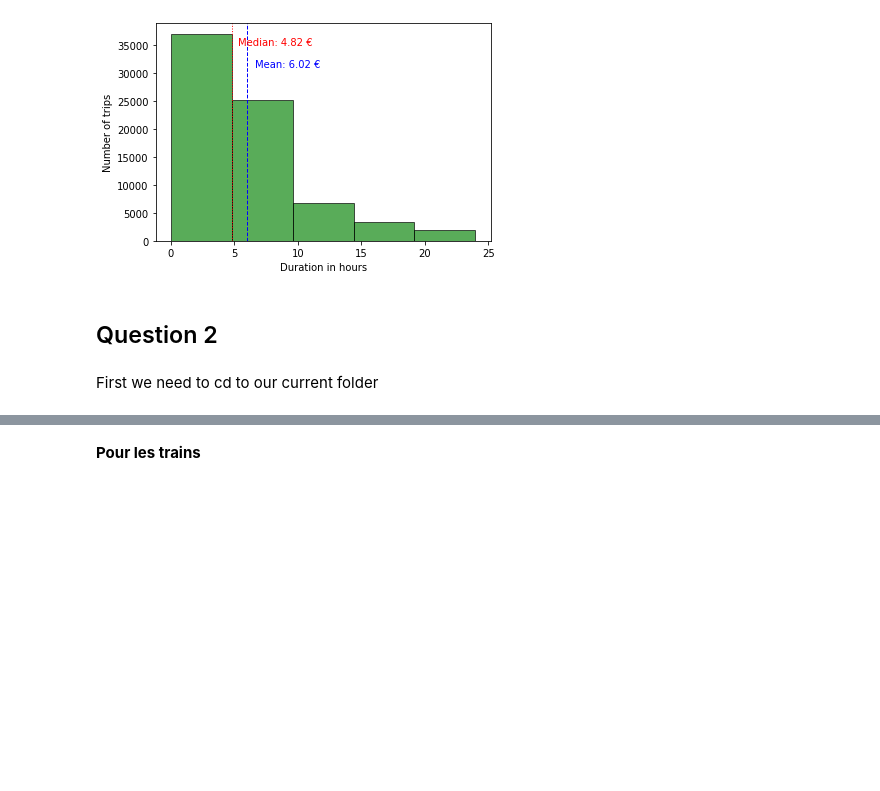
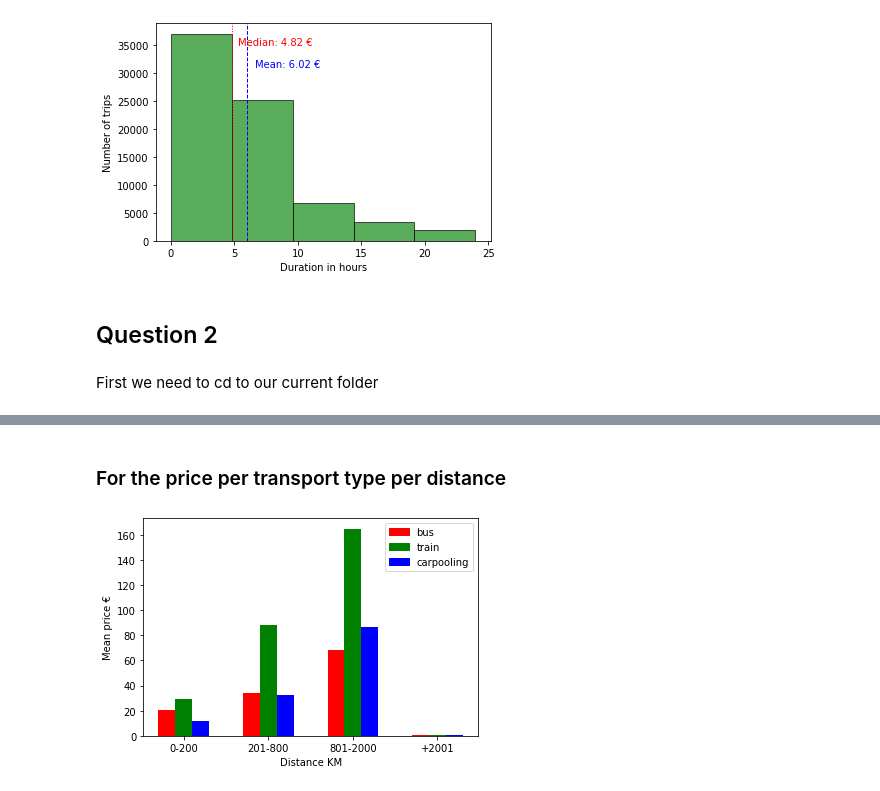
Before and after one commit to hakimhassani97/TripDataCrunching, a Jupyter notebook: main.ipynb, the cells around one changed output, grey strips where cells are left out. Cells and saved outputs as stored; diff of their text form; code cells hidden in the pictures; blank space fills up the shorter version.

```diff
--- a/main.ipynb
+++ b/main.ipynb
@@ -132,6 +137,9 @@ os.getcwd()
 # %%
 from modules.Geo import Geo
 from modules.Manager import Manager
+# this is to load the new generated file
+ticket_data = pd.read_csv('data/ticket_data_transport_type.csv')
+# ticket_data['distance'] = round(ticket_data['distance'], 4)
 # ticket_data['transport_types'] = ticket_data.apply(lambda ticket: Manager.transportTypesOfTicketObject(ticket, providers), axis=1)
 # cp = ticket_data['transport_types']
 # bus = pd.DataFrame({'bus': ticket_data['transport_types'].apply(lambda e: 1 if 'bus' in e else 0)})
@@ -140,7 +148,9 @@ from modules.Manager import Manager
 # carpooling = pd.DataFrame({'carpooling': ticket_data['transport_types'].apply(lambda e: 1 if 'carpooling' in e else 0)})
 # res = bus.join(car).join(train).join(carpooling)
 # ticket_data = ticket_data.join(res)
-# print(ticket_data)
+# get distances
+# ticket_data['distance'] = ticket_data.apply(lambda ticket: Geo.distanceOfTicketObject(ticket, stations, cities), axis=1)
+print(ticket_data)
 # del ticket_data['transport_types']
 # ticket_data.to_csv('data/ticket_data_transport_type.csv', encoding='utf-8', index=False)
 # print(Manager.transportTypesOfTicket(6795025, ticket_data, providers))
@@ -149,12 +176,0 @@ from modules.Manager import Manager
-# %% [markdown]
-**Pour les trains**
-# %%
-ticket_data['price'] = round(ticket_data['price_in_cents'] / 100, 2)
-ticket_data['bin'] = pd.cut(ticket_data['price'], bins=5)
-ticket_data.groupby('bin')['price'].count().plot(kind='bar', width=0.98)
-plt.xlabel('Price €')
-plt.ylabel('Number of trips')
-plt.show()
-# %%
-ticket_data['distance'] = ticket_data.loc[['lat', 'lon']]
-ticket_data['distance'] = round(ticket_data['distance'], 2)
@@ -169,0 +177,32 @@ print(Helpers.distanceTrip([(lat1, lon1), (lat2, lon2), (lat2, lon2)]))
+# %% [markdown]
+### For the price per transport type per distance
+# %%
+bins = [0, 200, 800, 2000, float('inf')]
+labels = ['0-200', '201-800', '801-2000', '+2001']
+ticket_data['distance_interval'] = pd.cut(ticket_data['distance'], bins, labels=labels, include_lowest=True)
+bus = ticket_data[(ticket_data['bus']==1)]
+mBus = bus.groupby('distance_interval')['price'].mean()
+mBus[3] = 1 if pd.isna(mBus[3]) else mBus[3]
+train = ticket_data[(ticket_data['train']==1)]
+mTrain = train.groupby('distance_interval')['price'].mean()
+mTrain[3] = 1 if pd.isna(mTrain[3]) else mTrain[3]
+carpooling = ticket_data[(ticket_data['carpooling']==1)]
+mCarpooling = carpooling.groupby('distance_interval')['price'].mean()
+mCarpooling[3] = 1 if pd.isna(mCarpooling[3]) else mCarpooling[3]
+ax = plt.subplot(111)
+barPositions = [1, 2, 3, 4]
+rBus = ax.bar(np.add((np.array(barPositions)), -0.2), mBus, width=0.2, color='r', align='center')
+rTrain = ax.bar(np.add((np.array(barPositions)), 0), mTrain, width=0.2, color='g', align='center')
+rCarpooling = ax.bar(np.add((np.array(barPositions)), +0.2), mCarpooling, width=0.2, color='b', align='center')
+# labels and legend
+ax.set_xticks(barPositions)
+ax.set_xticklabels(labels)
+colors = {'bus':'red', 'train':'green', 'carpooling':'blue'}
+labels = list(colors.keys())
+handles = [plt.Rectangle((0,0),1,1, color=colors[label]) for label in labels]
+plt.legend(handles, labels)
+plt.xlabel('Distance KM')
+plt.ylabel('Mean price €')
+plt.show()
+# %% [output]
+[figure, added]
```
Also changed, not shown: parts of 6 cells of this notebook, 2 other files.
